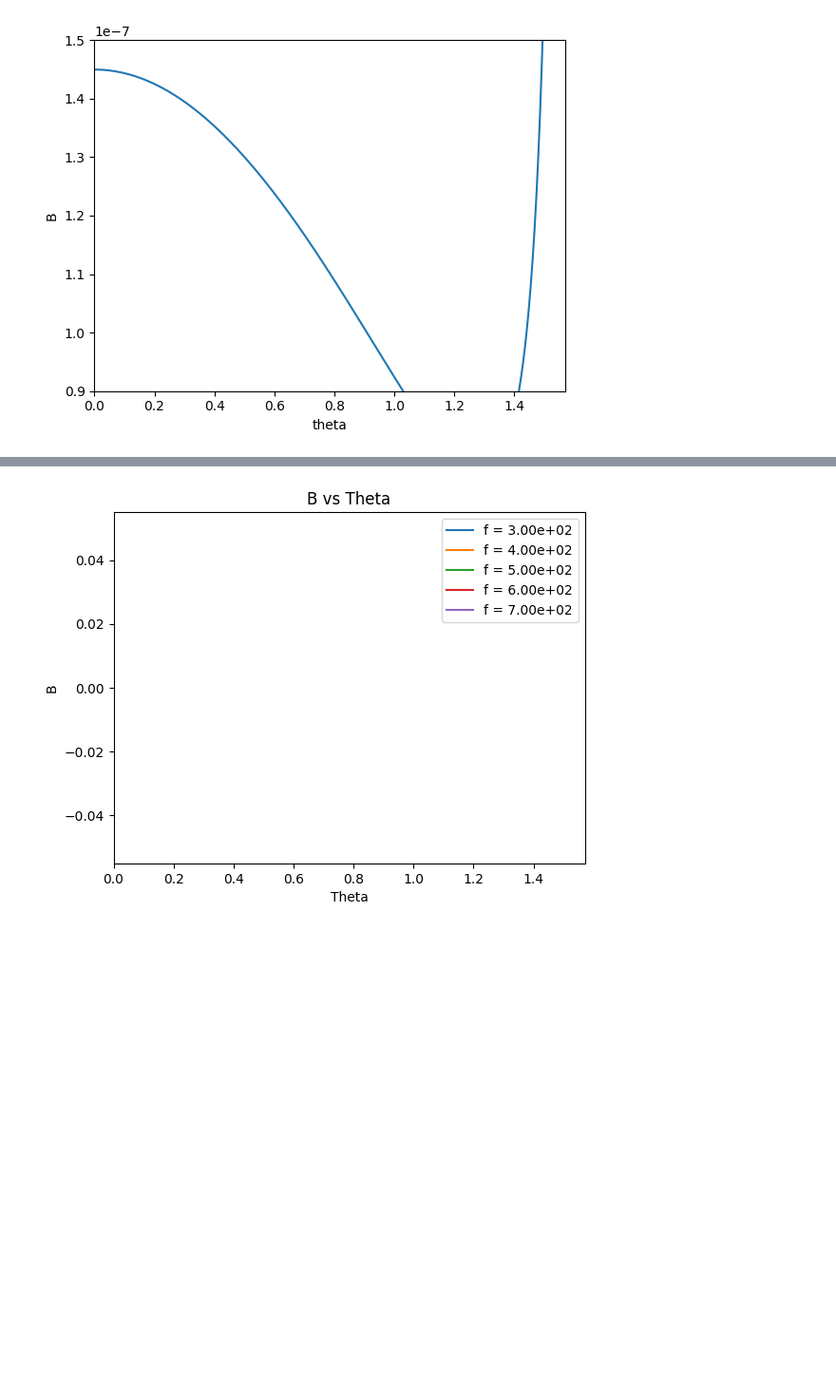
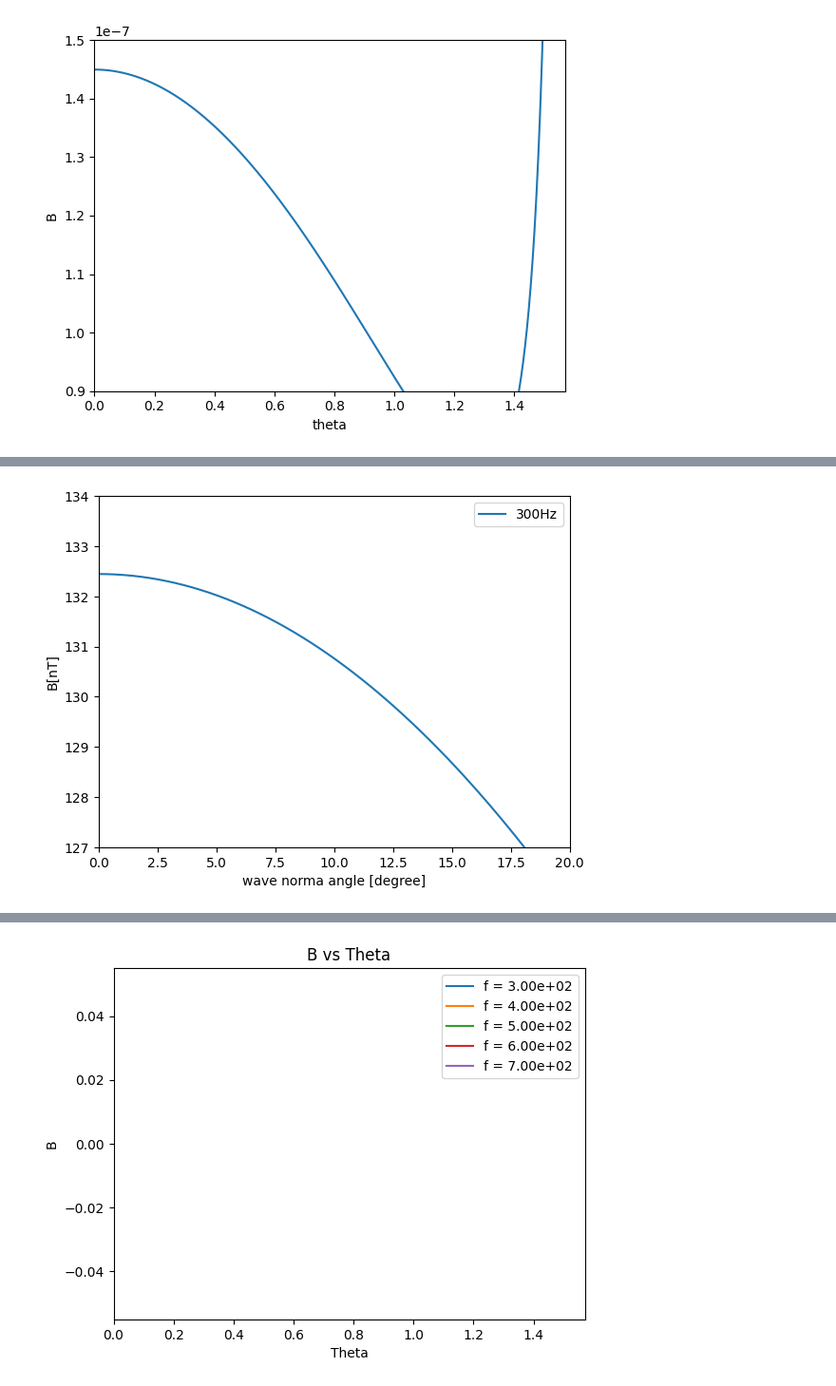
Before and after one commit to JackKTachi/duct_analysis, a Jupyter notebook: basic/func_kvec_calc.ipynb, the cells around one changed output, grey strips where cells are left out. Shown at 95% size. Drawn from its saved outputs; the diff is of its cells as text; code cells hidden in the pictures; blank space fills up the shorter version.

```diff
--- a/basic/func_kvec_calc.ipynb
+++ b/basic/func_kvec_calc.ipynb
@@ -78,0 +83,16 @@ plt.show()
+# %%
+
+f = 300
+
+
+theta, B = calc_duct_range(f)
+plt.plot(theta, B)
+
+plt.xlabel('wave norma angle [degree]')
+plt.ylabel('B[nT]')
+plt.xlim(0, 20)
+plt.ylim(127, 134)
+plt.legend(['300Hz'])
+plt.show()
+# %% [output]
+[figure, added]
```
Also changed, not shown: parts of 5 cells of this notebook, 12 other files.
